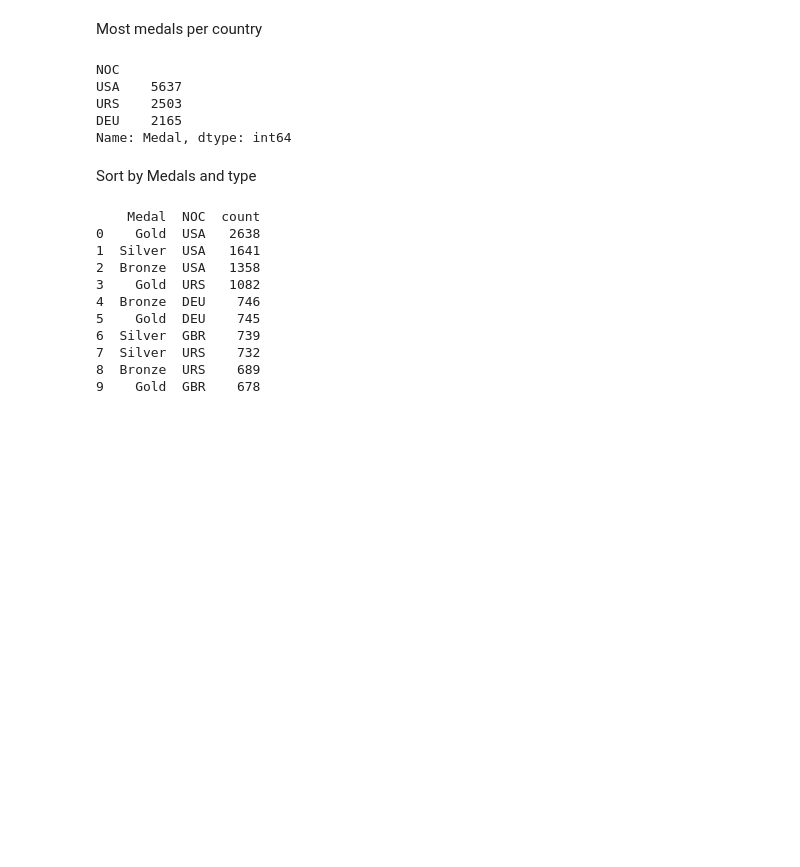
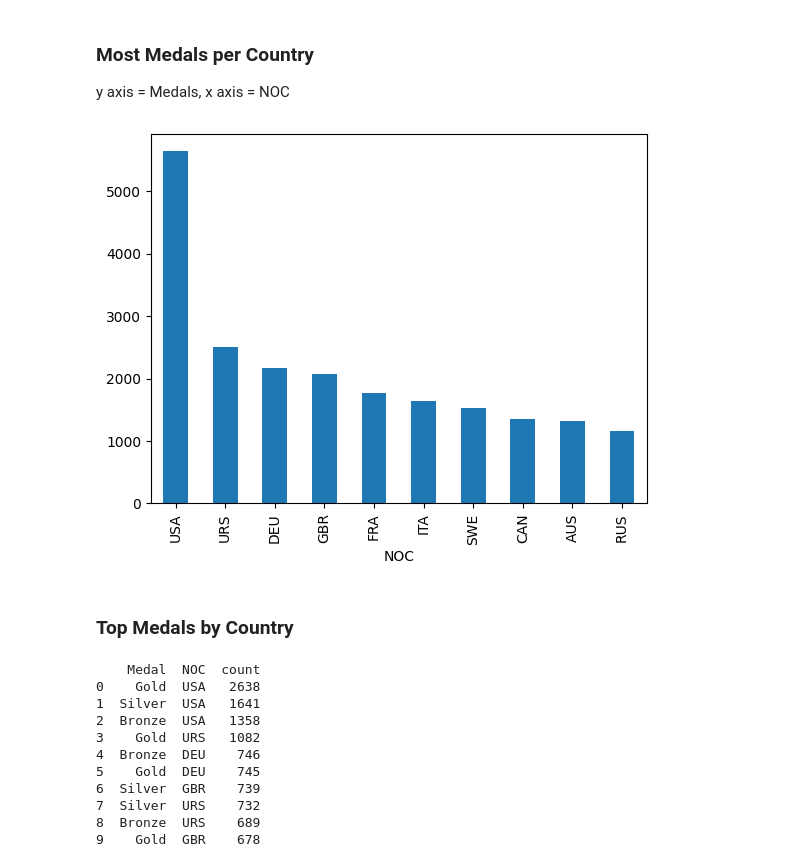
Before and after one commit to amhaas01/Olympic-History, a Jupyter notebook: analyze.ipynb, the cells around one changed output. Saved outputs shown, nothing was run; the diff lists cells and outputs as text; code cells hidden in the pictures; blank space fills up the shorter version.

```diff
--- a/analyze.ipynb
+++ b/analyze.ipynb
@@ -11,18 +10,17 @@ import select as sql
 import seaborn as sns
 import matplotlib.pyplot as plt
-# %% [markdown]
-Most medals per country
+# %% [markdown]
+### Most Medals per Country
+y axis = Medals,
+x axis = NOC
 # %%
 clean_df = pd.read_csv('results/clean.csv')
-clean_df.groupby(by='NOC')['Medal'].count().sort_values(ascending=False).head(3)
+df2=clean_df[['NOC', 'Medal']].copy()
+df3=df2.groupby(by='NOC')['Medal'].count().sort_values(ascending=False).head(10).plot(kind='bar')
 # %% [output]
-NOC
-USA    5637
-URS    2503
-DEU    2165
-Name: Medal, dtype: int64
+[figure, added]
-# %% [markdown]
-Sort by Medals and type
+# %% [markdown]
+### Top Medals by Country
 # %%
 x=clean_df[['Medal', 'NOC']].value_counts().reset_index(name='count')
 print(x.head(10))
```
Also changed, not shown: parts of 9 cells of this notebook, 3 other files.
